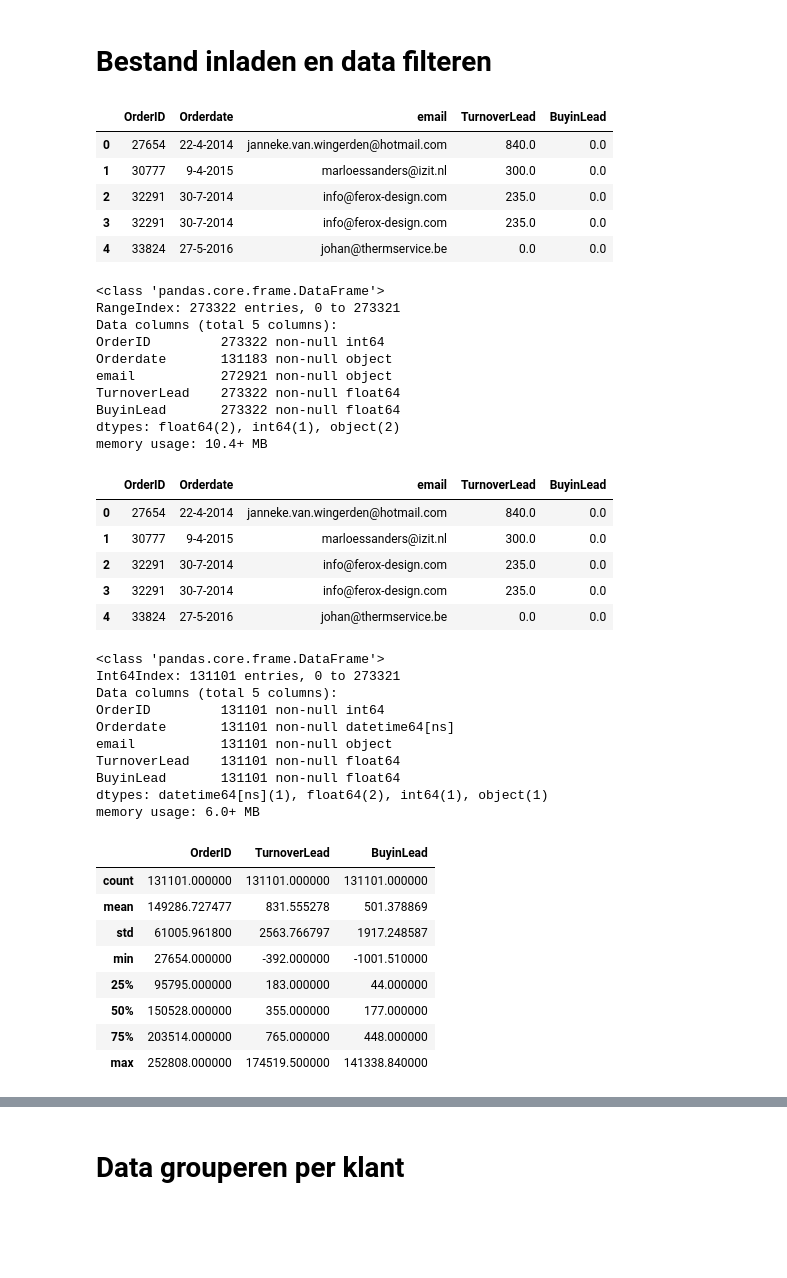
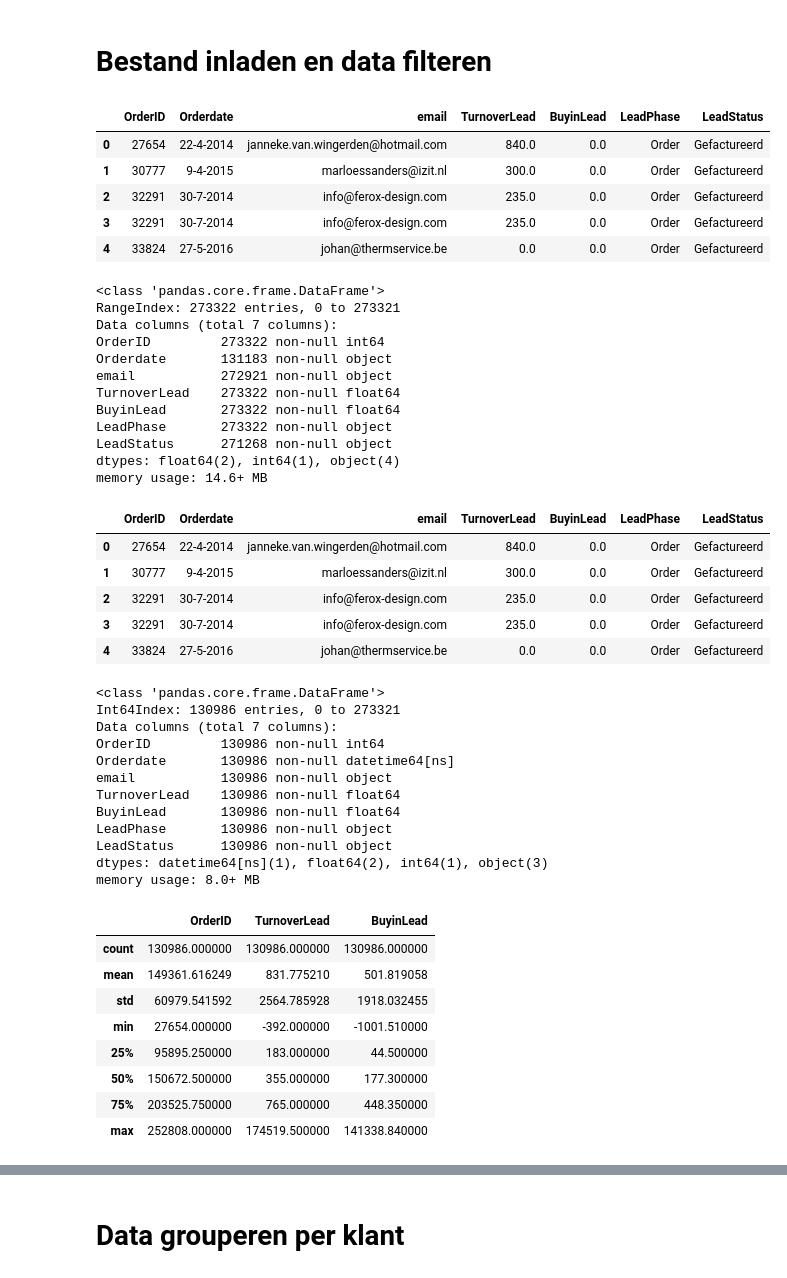
Before and after one commit to iwb-digital-growth-agency/python, a Jupyter notebook: CLV_Maxilia - nieuwe data set.ipynb, the cells around one changed output, grey strips where cells are left out. Cells and saved outputs as stored; diff of their text form; code cells hidden in the pictures; blank space fills up the shorter version.

Commit message:
Filteren data

```diff
--- a/CLV_Maxilia - nieuwe data set.ipynb
+++ b/CLV_Maxilia - nieuwe data set.ipynb
@@ -10,65 +10,70 @@ import pandas.api.types as ptypes
 # %%
 # excel bestand maxilia geimporteerd en kolommen gefilterd
 
-df = pd.read_csv(r'/Users/lisannepeeters/expdata 20190912 1002.csv', sep=None, delimiter=None, engine='python', usecols=['email','Orderdate','OrderID','TurnoverLead', 'BuyinLead'])
+df = pd.read_csv(r'/Users/lisannepeeters/expdata 20190912 1002.csv', sep=None, delimiter=None, engine='python', usecols=['email','Orderdate','OrderID','TurnoverLead', 'BuyinLead', 'LeadPhase','LeadStatus'])
 df.head()
 # %% [output]
-|  | OrderID | Orderdate | email | TurnoverLead | BuyinLead |
-| 0 | 27654 | 22-4-2014 | janneke.van.wingerden@hotmail.com | 840.0 | 0.0 |
-| 1 | 30777 | 9-4-2015 | marloessanders@izit.nl | 300.0 | 0.0 |
-| 2 | 32291 | 30-7-2014 | info@ferox-design.com | 235.0 | 0.0 |
-| 3 | 32291 | 30-7-2014 | info@ferox-design.com | 235.0 | 0.0 |
-| 4 | 33824 | 27-5-2016 | johan@thermservice.be | 0.0 | 0.0 |
+|  | OrderID | Orderdate | email | TurnoverLead | BuyinLead | LeadPhase | LeadStatus |
+| 0 | 27654 | 22-4-2014 | janneke.van.wingerden@hotmail.com | 840.0 | 0.0 | Order | Gefactureerd |
+| 1 | 30777 | 9-4-2015 | marloessanders@izit.nl | 300.0 | 0.0 | Order | Gefactureerd |
+| 2 | 32291 | 30-7-2014 | info@ferox-design.com | 235.0 | 0.0 | Order | Gefactureerd |
+| 3 | 32291 | 30-7-2014 | info@ferox-design.com | 235.0 | 0.0 | Order | Gefactureerd |
+| 4 | 33824 | 27-5-2016 | johan@thermservice.be | 0.0 | 0.0 | Order | Gefactureerd |
 # %%
 df.info()
 # %% [output]
 <class 'pandas.core.frame.DataFrame'>
 RangeIndex: 273322 entries, 0 to 273321
-Data columns (total 5 columns):
+Data columns (total 7 columns):
 OrderID         273322 non-null int64
 Orderdate       131183 non-null object
 email           272921 non-null object
 TurnoverLead    273322 non-null float64
 BuyinLead       273322 non-null float64
-dtypes: float64(2), int64(1), object(2)
-memory usage: 10.4+ MB
+LeadPhase       273322 non-null object
+LeadStatus      271268 non-null object
+dtypes: float64(2), int64(1), object(4)
+memory usage: 14.6+ MB
 # %%
 # lege rijen 'NaT' eruit gefilterd
+# Email bevat @ controle
 
 df = df.dropna(axis=0, how = 'any', inplace=False)
 df = df[~df['email'].str.contains('@')==False]
 df.head()
 # %% [output]
-|  | OrderID | Orderdate | email | TurnoverLead | BuyinLead |
-| 0 | 27654 | 22-4-2014 | janneke.van.wingerden@hotmail.com | 840.0 | 0.0 |
-| 1 | 30777 | 9-4-2015 | marloessanders@izit.nl | 300.0 | 0.0 |
-| 2 | 32291 | 30-7-2014 | info@ferox-design.com | 235.0 | 0.0 |
-| 3 | 32291 | 30-7-2014 | info@ferox-design.com | 235.0 | 0.0 |
-| 4 | 33824 | 27-5-2016 | johan@thermservice.be | 0.0 | 0.0 |
+|  | OrderID | Orderdate | email | TurnoverLead | BuyinLead | LeadPhase | LeadStatus |
+| 0 | 27654 | 22-4-2014 | janneke.van.wingerden@hotmail.com | 840.0 | 0.0 | Order | Gefactureerd |
+| 1 | 30777 | 9-4-2015 | marloessanders@izit.nl | 300.0 | 0.0 | Order | Gefactureerd |
+| 2 | 32291 | 30-7-2014 | info@ferox-design.com | 235.0 | 0.0 | Order | Gefactureerd |
+| 3 | 32291 | 30-7-2014 | info@ferox-design.com | 235.0 | 0.0 | Order | Gefactureerd |
+| 4 | 33824 | 27-5-2016 | johan@thermservice.be | 0.0 | 0.0 | Order | Gefactureerd |
 # %%
 df['Orderdate']=pd.to_datetime(df['Orderdate'], format='%d-%m-%Y')
 # %%
 df.info()
 # %% [output]
 <class 'pandas.core.frame.DataFrame'>
-Int64Index: 131101 entries, 0 to 273321
-Data columns (total 5 columns):
-OrderID         131101 non-null int64
-Orderdate       131101 non-null datetime64[ns]
-email           131101 non-null object
-TurnoverLead    131101 non-null float64
-BuyinLead       131101 non-null float64
-dtypes: datetime64[ns](1), float64(2), int64(1), object(1)
-memory usage: 6.0+ MB
+Int64Index: 130986 entries, 0 to 273321
+Data columns (total 7 columns):
+OrderID         130986 non-null int64
+Orderdate       130986 non-null datetime64[ns]
+email           130986 non-null object
+TurnoverLead    130986 non-null float64
+BuyinLead       130986 non-null float64
+LeadPhase       130986 non-null object
+LeadStatus      130986 non-null object
+dtypes: datetime64[ns](1), float64(2), int64(1), object(3)
+memory usage: 8.0+ MB
 # %%
 df.describe()
 # %% [output]
 |  | OrderID | TurnoverLead | BuyinLead |
-| count | 131101.000000 | 131101.000000 | 131101.000000 |
-| mean | 149286.727477 | 831.555278 | 501.378869 |
-| std | 61005.961800 | 2563.766797 | 1917.248587 |
+| count | 130986.000000 | 130986.000000 | 130986.000000 |
+| mean | 149361.616249 | 831.775210 | 501.819058 |
+| std | 60979.541592 | 2564.785928 | 1918.032455 |
 | min | 27654.000000 | -392.000000 | -1001.510000 |
-| 25% | 95795.000000 | 183.000000 | 44.000000 |
-| 50% | 150528.000000 | 355.000000 | 177.000000 |
-| 75% | 203514.000000 | 765.000000 | 448.000000 |
+| 25% | 95895.250000 | 183.000000 | 44.500000 |
+| 50% | 150672.500000 | 355.000000 | 177.300000 |
+| 75% | 203525.750000 | 765.000000 | 448.350000 |
 | max | 252808.000000 | 174519.500000 | 141338.840000 |
```
Also changed, not shown: parts of 25 cells of this notebook, 4 other files.
